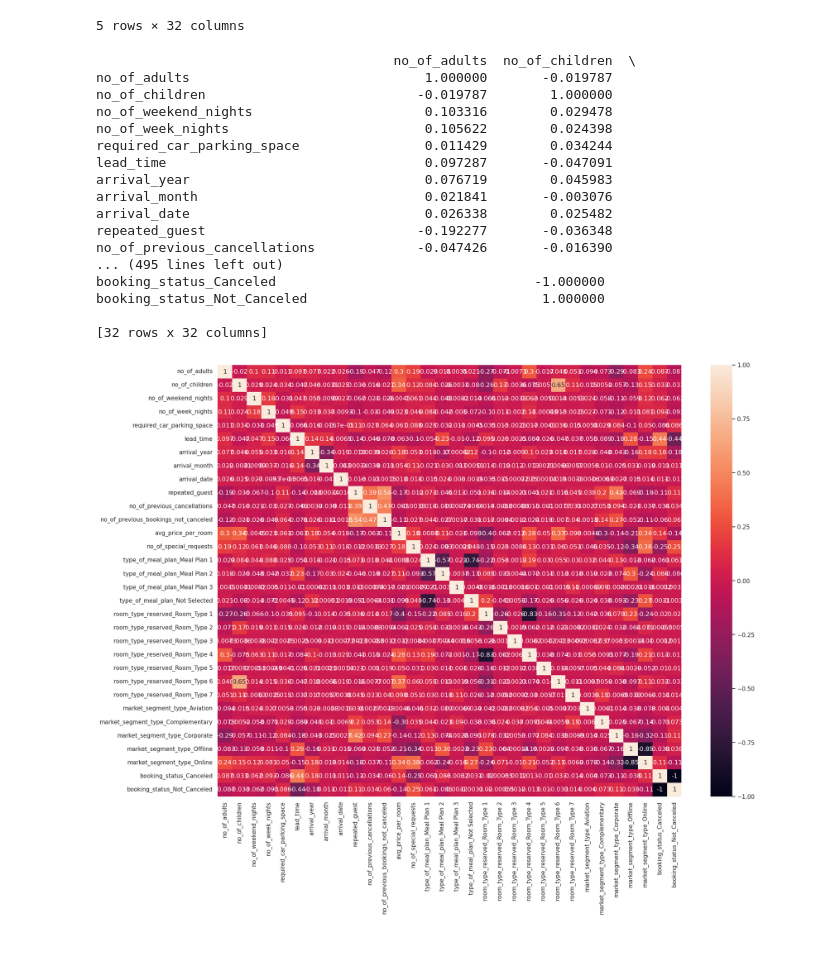
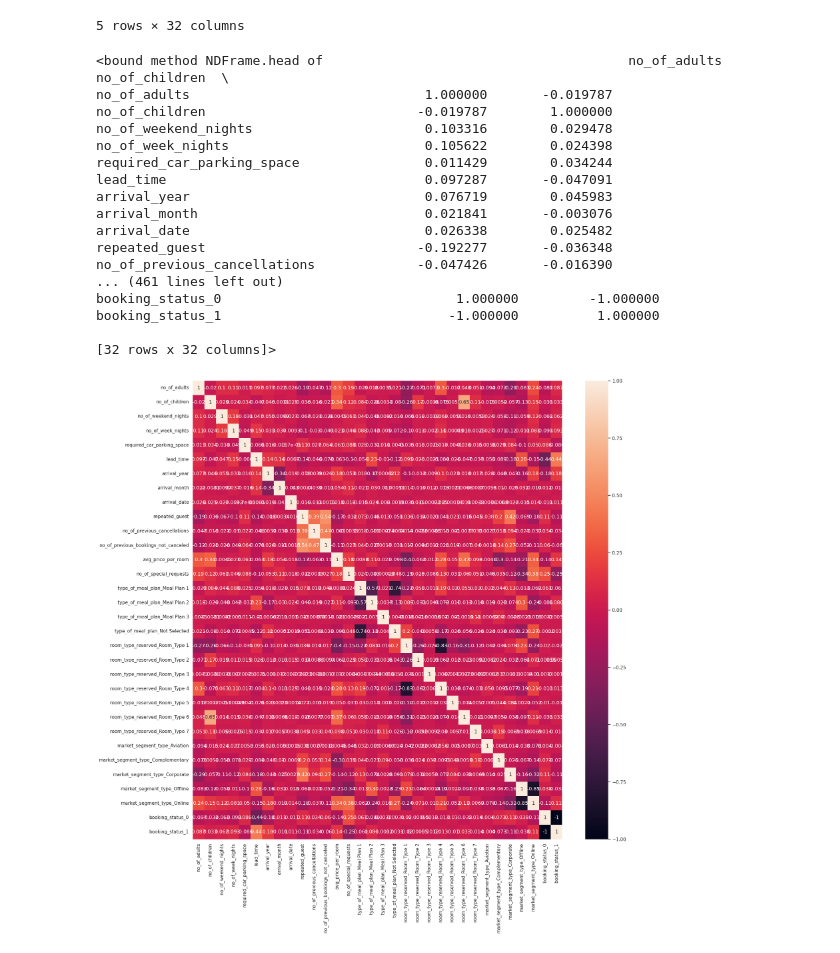
Before and after one commit to eugeneegbe/analyze_sample_data, a Jupyter notebook: ex0.ipynb, the cells around one changed output. Saved outputs shown, nothing was run; the diff lists cells and outputs as text; code cells hidden in the pictures.

Commit message:
Fix errors with status columns

```diff
--- a/ex0.ipynb
+++ b/ex0.ipynb
@@ -217,4 +209,5 @@ df_with_encoded_columns.head()
 # %%
+
 # Normalizing the numerical columns
 from sklearn.preprocessing import MinMaxScaler
 numerical_columns = ['no_of_adults', 'no_of_children', 'no_of_weekend_nights',
@@ -229,7 +222,7 @@ numerical_columns = ['no_of_adults', 'no_of_children', 'no_of_weekend_nights',
                      'room_type_reserved_Room_Type 6', 'room_type_reserved_Room_Type 7',
                      'market_segment_type_Aviation', 'market_segment_type_Complementary',
                      'market_segment_type_Corporate', 'market_segment_type_Offline',
-                     'market_segment_type_Online', 'booking_status_Canceled', 'booking_status_Not_Canceled']
+                     'market_segment_type_Online', 'booking_status_0', 'booking_status_1']
 scaler = MinMaxScaler()
 
 # fit the scaler to the numerical columns
@@ -250,9 +243,9 @@ scaled_numerical_columns.head()
 
 corr_matrix = scaled_numerical_columns.corr()
 
-print(corr_matrix)
+print(corr_matrix.head)
 # %% [output]
-                                      no_of_adults  no_of_children  \
+<bound method NDFrame.head of                                       no_of_adults  no_of_children  \
 no_of_adults                              1.000000       -0.019787
 no_of_children                           -0.019787        1.000000
 no_of_weekend_nights                      0.103316        0.029478
@@ -264,16 +257,16 @@ arrival_month                             0.021841       -0.003076
 arrival_date                              0.026338        0.025482
 repeated_guest                           -0.192277       -0.036348
 no_of_previous_cancellations             -0.047426       -0.016390
-... (495 lines left out)
-booking_status_Canceled                                 -1.000000
-booking_status_Not_Canceled                              1.000000
+... (461 lines left out)
+booking_status_0                              1.000000         -1.000000
+booking_status_1                             -1.000000          1.000000
 
-[32 rows x 32 columns]
+[32 rows x 32 columns]>
 # %%
 import seaborn as sn
 
 sn.heatmap(corr_matrix, annot=True)
-sn.set(rc={'figure.figsize':(20,20)})
+sn.set(rc={'figure.figsize':(20,5)})
 pl.show()
 # %% [output]
-[figure, old version]
+[figure, new version]
```
Also changed, not shown: parts of 4 cells of this notebook.
